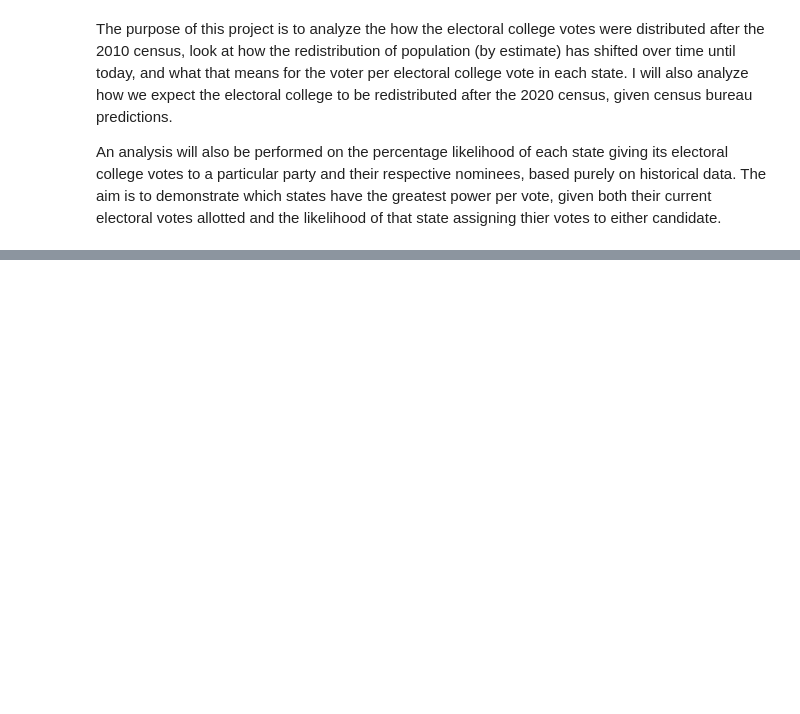
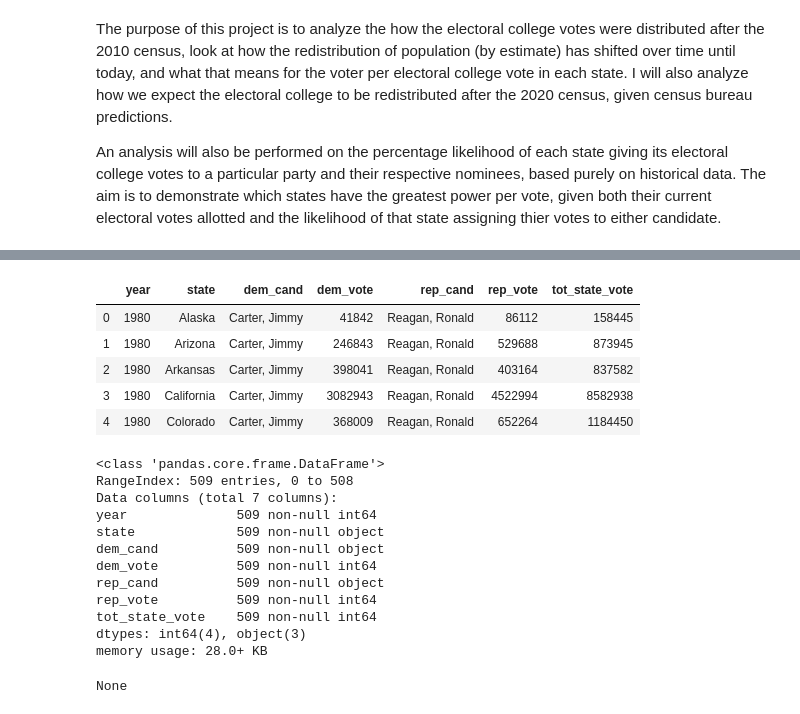
Before and after one commit to zapatos24/The_Electoral_College-Today_and_Tomorrow, a Jupyter notebook: electoral_college_data_map_analysis.ipynb, the cells around one changed output, grey strips where cells are left out. Drawn from its saved outputs; the diff is of its cells as text; code cells hidden in the pictures; blank space fills up the shorter version.

```diff
--- a/electoral_college_data_map_analysis.ipynb
+++ b/electoral_college_data_map_analysis.ipynb
@@ -67,3 +79,24 @@ def assign_next_seat(distributed_dict):
 
     #return just the state with the top priority value
     return top_value[0]
+# %%
+def sql_response_to_csv(c, cols, doc_name):
+    rows_list = []
+    response = c.fetchall()
+
+    query_col_count = len(response[0])
+    passed_col_count = len(cols)
+    if query_col_count != passed_col_count:
+        return "Did not convert to CSV. Number of columns in SQL query ({}) does not match number of \
+                passed columns ({})".format(query_col_count, passed_col_count)
+
+    for item in response:
+        temp_dict = {}
+        for i in range(len(cols)):
+            temp_dict.update({cols[i]: item[i]})
+        rows_list.append(temp_dict)
+
+    df = pd.DataFrame(rows_list).drop('id', axis=1)
+    df.to_csv(doc_name, index=False)
+
+    return df
@@ -69,0 +110,32 @@ def assign_next_seat(distributed_dict):
+# %%
+c.execute('SELECT * \
+           FROM election_results \
+           WHERE year >= 1980 AND state NOT IN ("Puerto Rico") \
+           ORDER BY year, state')
+
+columns=['id', 'year', 'state', 'dem_cand', 'dem_vote', 'rep_cand', 'rep_vote', 'tot_state_vote']
+
+election_results_df = sql_response_to_csv(c, columns, 'cleaned_election_results_1980.csv')
+
+display(election_results_df.head())
+display(election_results_df.info())
+# %% [output]
+|  | year | state | dem_cand | dem_vote | rep_cand | rep_vote | tot_state_vote |
+| 0 | 1980 | Alaska | Carter, Jimmy | 41842 | Reagan, Ronald | 86112 | 158445 |
+| 1 | 1980 | Arizona | Carter, Jimmy | 246843 | Reagan, Ronald | 529688 | 873945 |
+| 2 | 1980 | Arkansas | Carter, Jimmy | 398041 | Reagan, Ronald | 403164 | 837582 |
+| 3 | 1980 | California | Carter, Jimmy | 3082943 | Reagan, Ronald | 4522994 | 8582938 |
+| 4 | 1980 | Colorado | Carter, Jimmy | 368009 | Reagan, Ronald | 652264 | 1184450 |
+<class 'pandas.core.frame.DataFrame'>
+RangeIndex: 509 entries, 0 to 508
+Data columns (total 7 columns):
+year              509 non-null int64
+state             509 non-null object
+dem_cand          509 non-null object
+dem_vote          509 non-null int64
+rep_cand          509 non-null object
+rep_vote          509 non-null int64
+tot_state_vote    509 non-null int64
+dtypes: int64(4), object(3)
+memory usage: 28.0+ KB
+None
```
Also changed, not shown: parts of 28 cells of this notebook.
